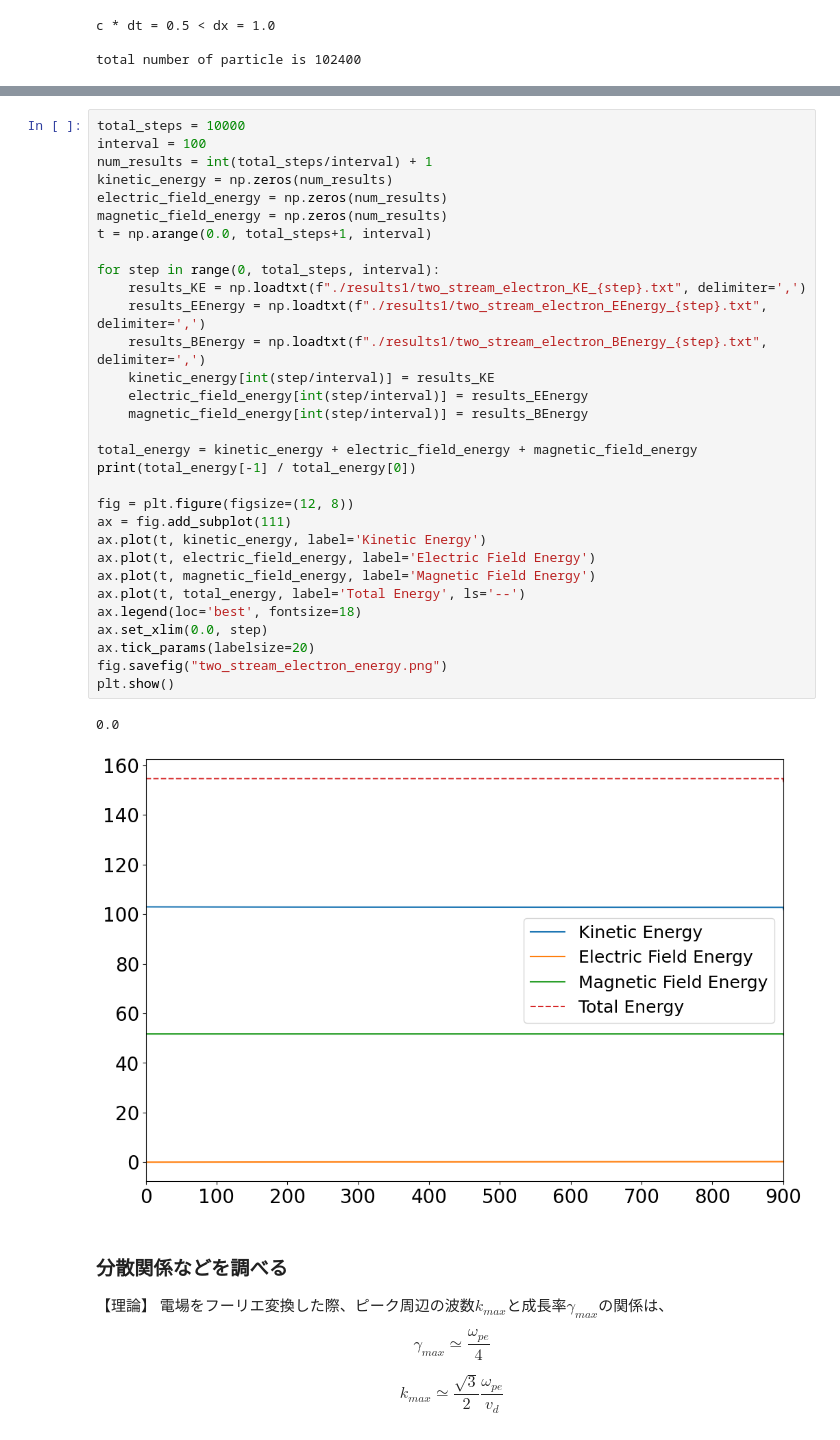
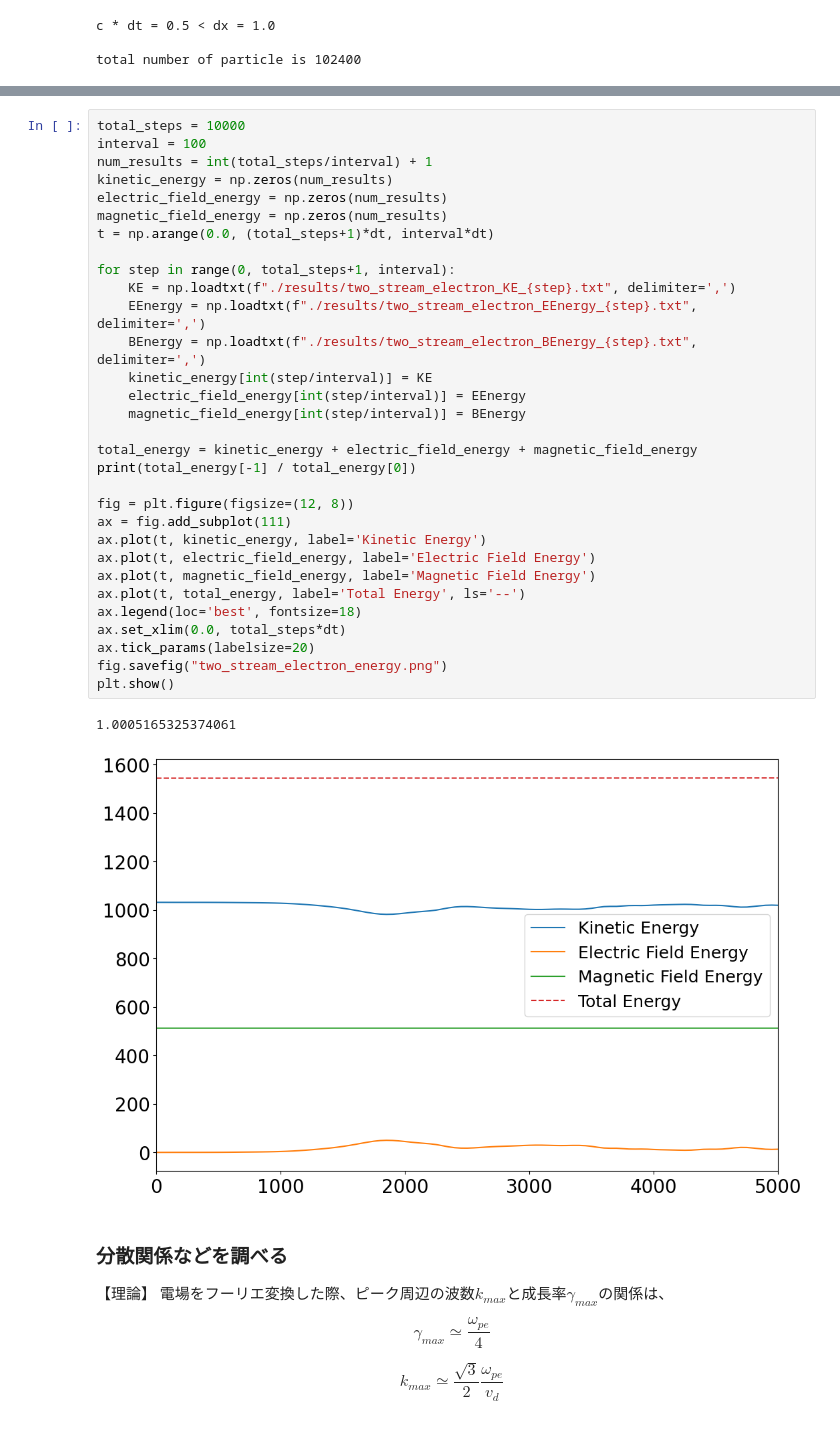
Before and after one commit to keita-akutagawa/pic_cpp_oop, a Jupyter notebook: examples_1D/two_stream_electron/PIC1D_two_stream_electron.ipynb, the cells around one changed output, grey strips where cells are left out. Cells and saved outputs as stored; diff of their text form.

```diff
--- a/examples_1D/two_stream_electron/PIC1D_two_stream_electron.ipynb
+++ b/examples_1D/two_stream_electron/PIC1D_two_stream_electron.ipynb
@@ -135,37 +135,37 @@ video.release()
 # %%
 total_steps = 10000
 interval = 100
 num_results = int(total_steps/interval) + 1
 kinetic_energy = np.zeros(num_results)
 electric_field_energy = np.zeros(num_results)
 magnetic_field_energy = np.zeros(num_results)
-t = np.arange(0.0, total_steps+1, interval)
+t = np.arange(0.0, (total_steps+1)*dt, interval*dt)
 
-for step in range(0, total_steps, interval):
-    results_KE = np.loadtxt(f"./results1/two_stream_electron_KE_{step}.txt", delimiter=',')
-    results_EEnergy = np.loadtxt(f"./results1/two_stream_electron_EEnergy_{step}.txt", delimiter=',')
-    results_BEnergy = np.loadtxt(f"./results1/two_stream_electron_BEnergy_{step}.txt", delimiter=',')
-    kinetic_energy[int(step/interval)] = results_KE
-    electric_field_energy[int(step/interval)] = results_EEnergy
-    magnetic_field_energy[int(step/interval)] = results_BEnergy
+for step in range(0, total_steps+1, interval):
+    KE = np.loadtxt(f"./results/two_stream_electron_KE_{step}.txt", delimiter=',')
+    EEnergy = np.loadtxt(f"./results/two_stream_electron_EEnergy_{step}.txt", delimiter=',')
+    BEnergy = np.loadtxt(f"./results/two_stream_electron_BEnergy_{step}.txt", delimiter=',')
+    kinetic_energy[int(step/interval)] = KE
+    electric_field_energy[int(step/interval)] = EEnergy
+    magnetic_field_energy[int(step/interval)] = BEnergy
 
 total_energy = kinetic_energy + electric_field_energy + magnetic_field_energy
 print(total_energy[-1] / total_energy[0])
 
 fig = plt.figure(figsize=(12, 8))
 ax = fig.add_subplot(111)
 ax.plot(t, kinetic_energy, label='Kinetic Energy')
 ax.plot(t, electric_field_energy, label='Electric Field Energy')
 ax.plot(t, magnetic_field_energy, label='Magnetic Field Energy')
 ax.plot(t, total_energy, label='Total Energy', ls='--')
 ax.legend(loc='best', fontsize=18)
-ax.set_xlim(0.0, step)
+ax.set_xlim(0.0, total_steps*dt)
 ax.tick_params(labelsize=20)
 fig.savefig("two_stream_electron_energy.png")
 plt.show()
 # %% [output]
-0.0
+1.0005165325374061
-[figure, old version]
+[figure, new version]
 # %% [markdown]
 ### 分散関係などを調べる
 
```
Also changed, not shown: parts of 7 cells of this notebook.
